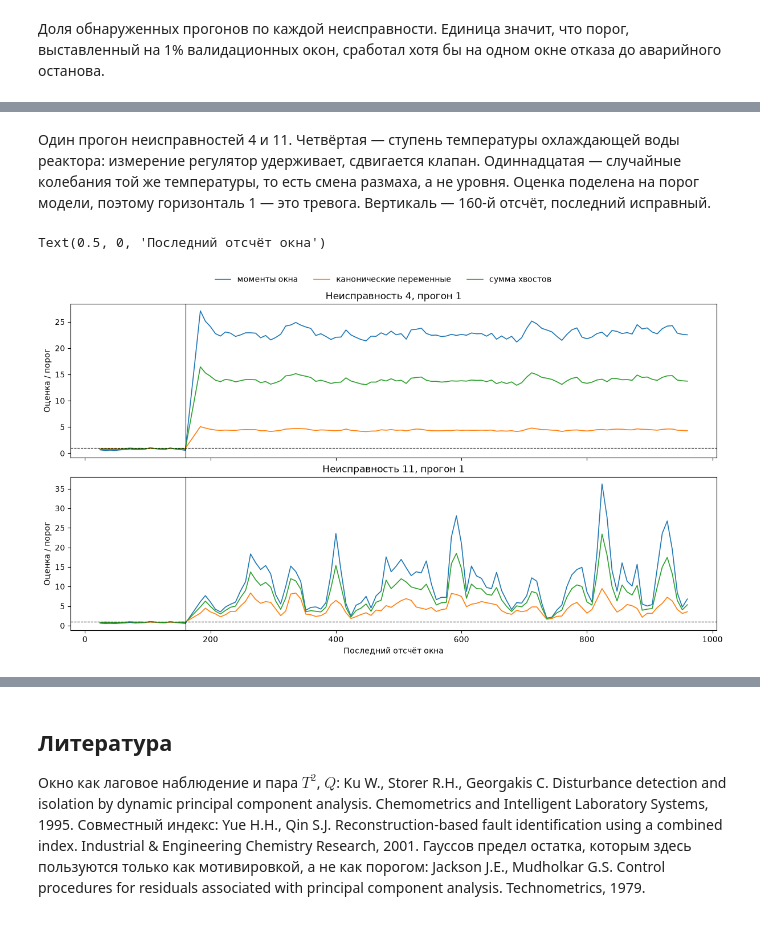
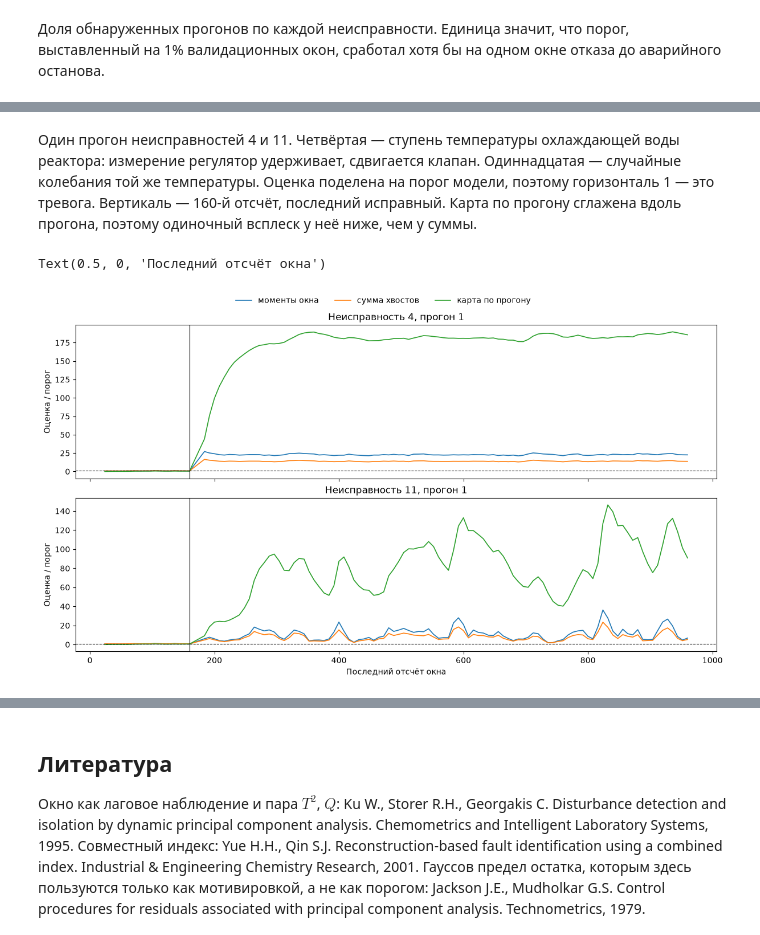
Before and after one commit to Misha-Golodnov/industrial-anomaly-detection, a Jupyter notebook: notebooks/03_fused_index.ipynb, the cells around one changed output, grey strips where cells are left out. Cells and saved outputs as stored; diff of their text form; code cells hidden in the pictures.

Commit message:
add per-run EWMA of the tail-max index

```diff
--- a/notebooks/03_fused_index.ipynb
+++ b/notebooks/03_fused_index.ipynb
@@ -133,6 +136,19 @@ specs = [
     (
         "сумма хвостов",
         TailSum((CanonicalVariateIndex(), WindowMomentIndex())),
+    ),
+    (
+        "карта по прогону",
+        WithinRunEWMA(
+            TailMax(
+                (
+                    CanonicalVariateIndex(),
+                    WindowMomentIndex(),
+                    SlowFeatureIndex(),
+                )
+            ),
+            lam=0.2,
+        ),
     ),
 ]
 
@@ -274,34 +292,34 @@ reports["сумма хвостов"].per_fault.loc[:, columns].round(3)
 # %% [markdown]
-Один прогон неисправностей 4 и 11. Четвёртая — ступень температуры охлаждающей воды реактора: измерение регулятор удерживает, сдвигается клапан. Одиннадцатая — случайные колебания той же температуры, то есть смена размаха, а не уровня. Оценка поделена на порог модели, поэтому горизонталь 1 — это тревога. Вертикаль — 160-й отсчёт, последний исправный.
+Один прогон неисправностей 4 и 11. Четвёртая — ступень температуры охлаждающей воды реактора: измерение регулятор удерживает, сдвигается клапан. Одиннадцатая — случайные колебания той же температуры. Оценка поделена на порог модели, поэтому горизонталь 1 — это тревога. Вертикаль — 160-й отсчёт, последний исправный. Карта по прогону сглажена вдоль прогона, поэтому одиночный всплеск у неё ниже, чем у суммы.
 # %%
 def alarm_units(model_name: str, fault_number: int) -> pd.DataFrame:
     fault = experiment.faulty_test(fault_number)
     run = int(fault.simulation_runs[0])
     meta = fault.batch.meta
     chosen = meta["simulation_run"].to_numpy() == run
     scores = fitted[model_name].score(fault.batch.X[chosen])
     part = meta.loc[chosen, ["sample_end", "label", "post_shutdown"]].copy()
     part["alarm_units"] = scores / reports[model_name].threshold
     return part.reset_index(drop=True)
 
 
 fig, axes = plt.subplots(2, 1, figsize=(12, 6.8), sharex=True, layout="constrained")
-shown = ("моменты окна", "канонические переменные", "сумма хвостов")
+shown = ("моменты окна", "сумма хвостов", "карта по прогону")
 for axis, fault_number in zip(axes, (4, 11), strict=True):
     for name in shown:
         trace = alarm_units(name, fault_number)
         axis.plot(trace["sample_end"], trace["alarm_units"], label=name, linewidth=1.2)
     axis.axhline(1.0, color="black", linewidth=0.8, linestyle="--")
     axis.axvline(160, color="black", linewidth=0.8)
     axis.set_ylabel("Оценка / порог")
     run = int(experiment.faulty_test(fault_number).simulation_runs[0])
     axis.set_title(f"Неисправность {fault_number}, прогон {run}")
 handles, labels = axes[0].get_legend_handles_labels()
 fig.legend(handles, labels, loc="outside upper center", ncol=3, frameon=False)
 axes[1].set_xlabel("Последний отсчёт окна")
 # %% [output]
 Text(0.5, 0, 'Последний отсчёт окна')
-[figure, old version]
+[figure, new version]
 # %% [markdown]
 ## Что из этого следует
 
```
Also changed, not shown: parts of 9 cells of this notebook, 8 other files.
